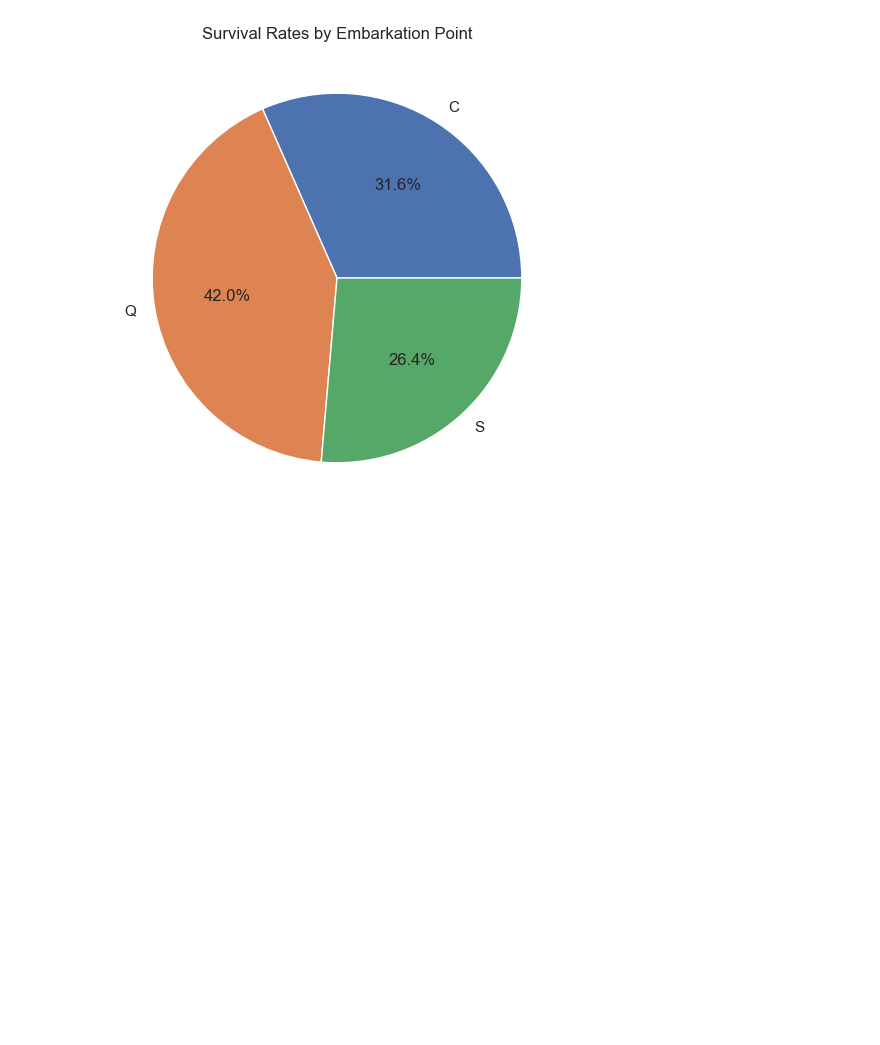
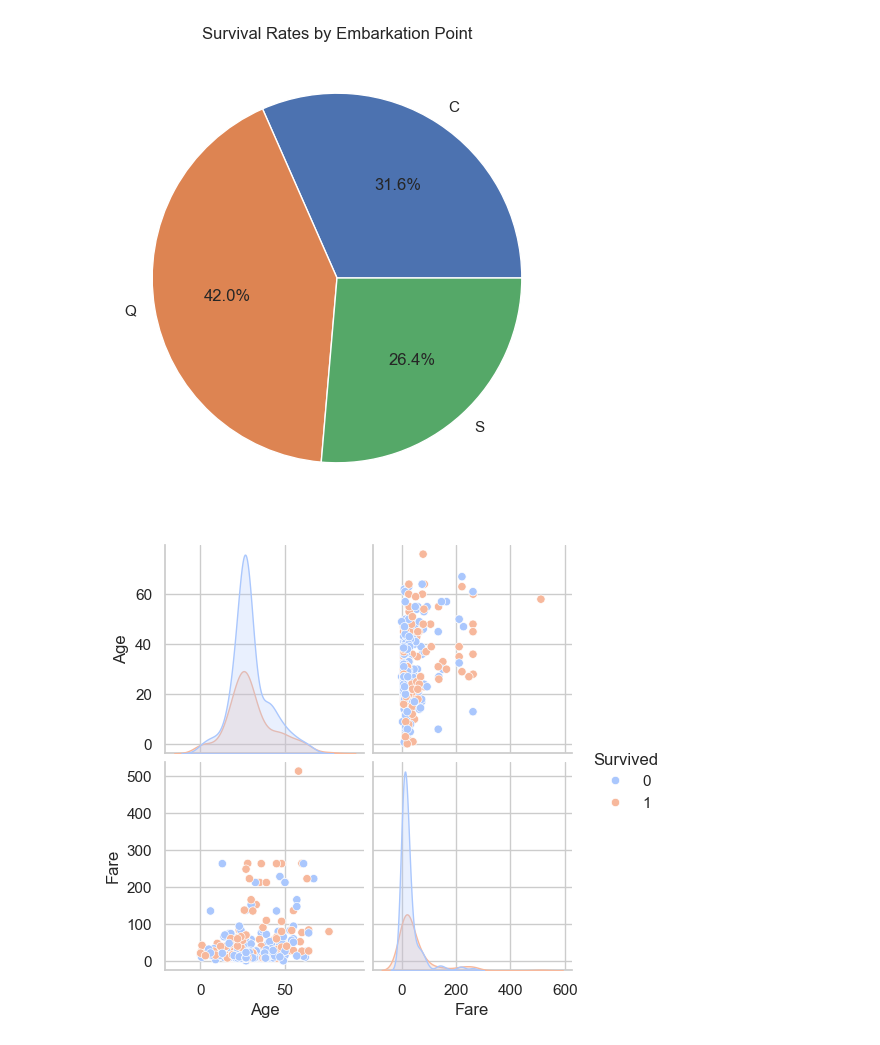
Before and after one commit to youssef-113/Data-Visualization, a Jupyter notebook: Titanic Dataset/solve-assignment.ipynb, the cells around one changed output. Drawn from its saved outputs; the diff is of its cells as text; code cells hidden in the pictures; blank space fills up the shorter version.

```diff
--- a/Titanic Dataset/solve-assignment.ipynb
+++ b/Titanic Dataset/solve-assignment.ipynb
@@ -399,3 +400,9 @@ plt.title('Survival Rates by Embarkation Point')
 plt.show()
 # %% [output]
 [figure]
+# %%
+# Example with Age, Fare, and Survived
+sns.pairplot(titanic, vars=['Age', 'Fare'], hue='Survived', palette='coolwarm')
+plt.show()
+# %% [output]
+[figure, added]
```
Also changed, not shown: parts of 16 cells of this notebook.
